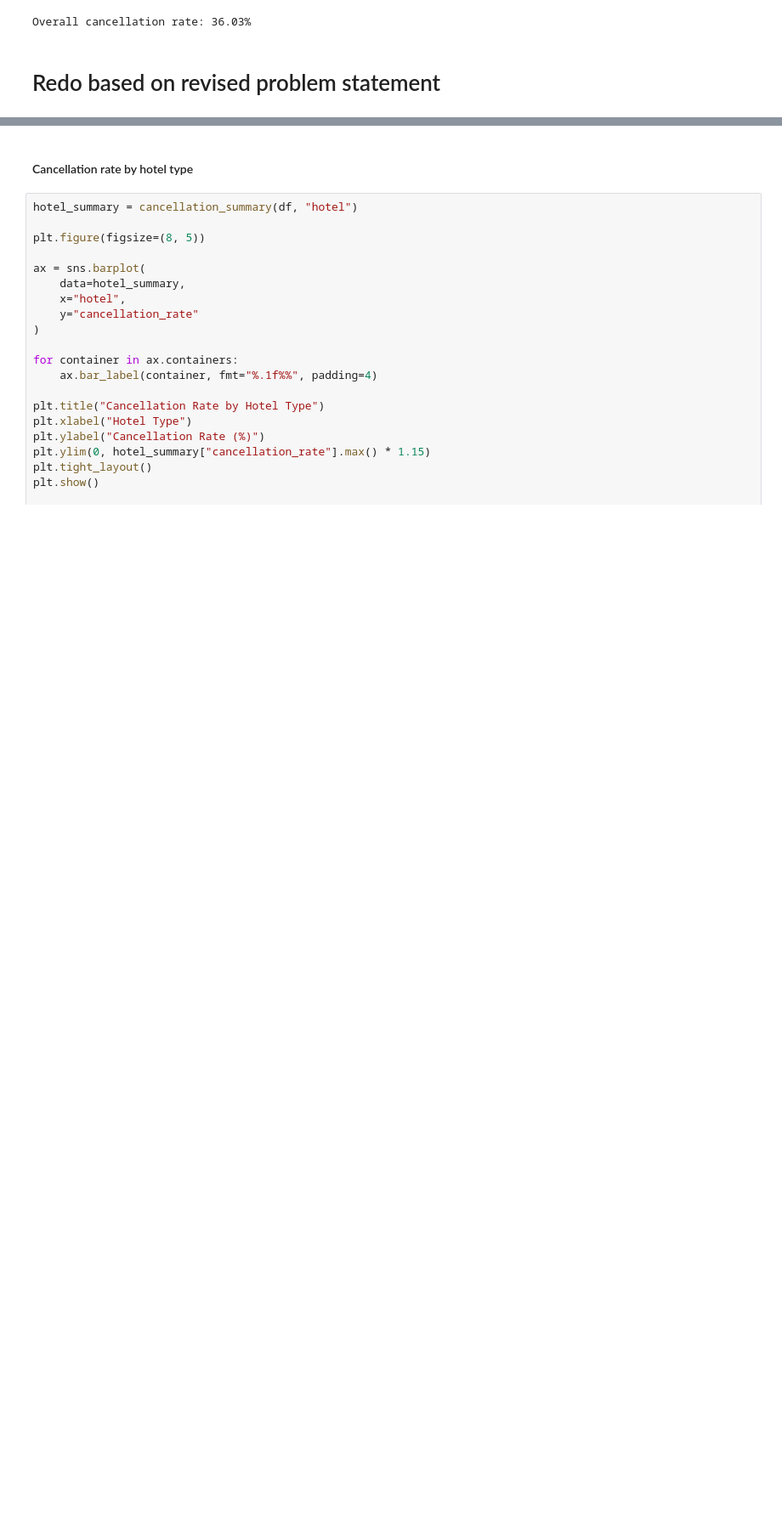
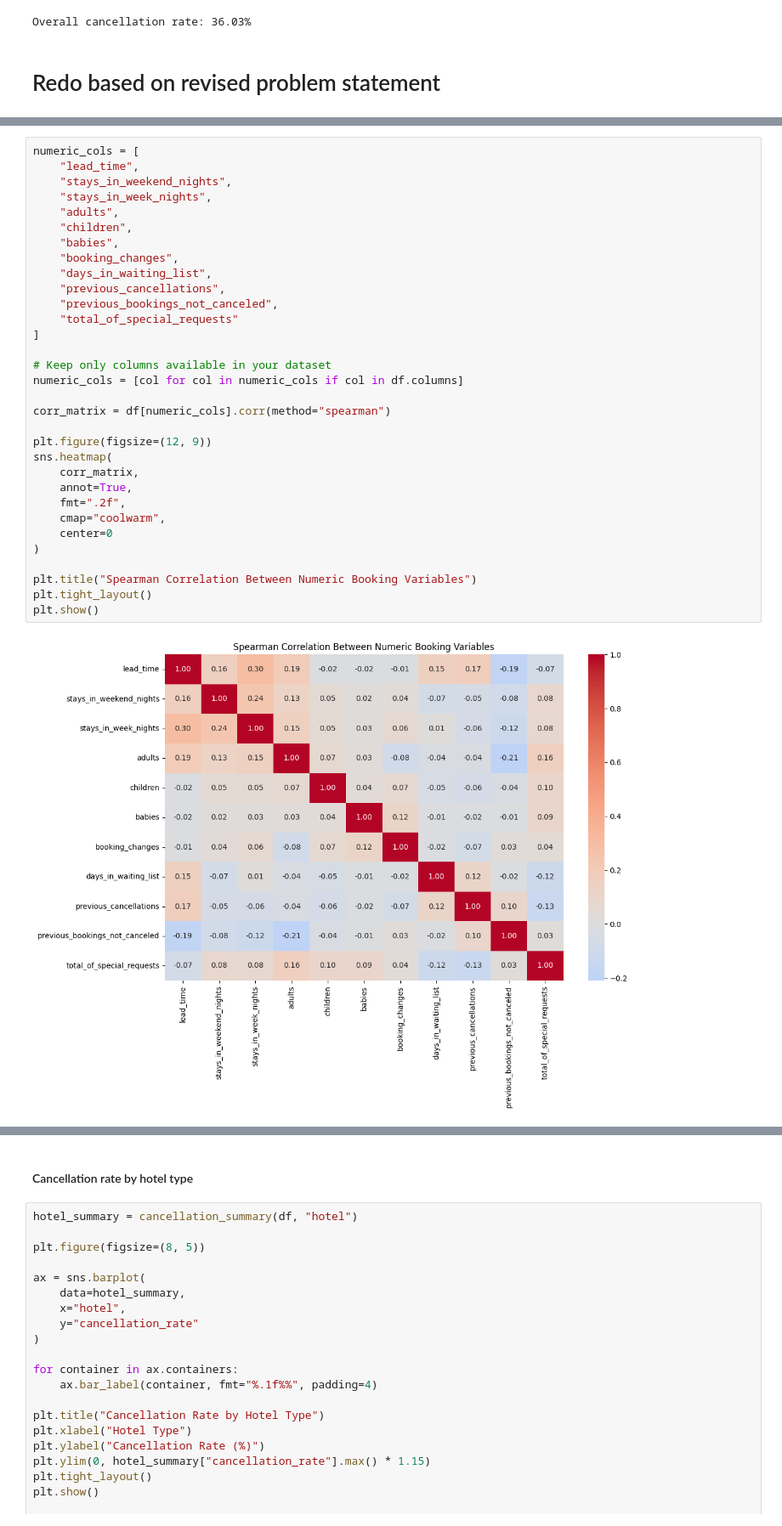
Before and after one commit to elsiejy/Capstone, a Jupyter notebook: Capstone_Hotel_Bookings.ipynb, the cells around one changed output, grey strips where cells are left out. Shown at 85% size. Saved outputs shown, nothing was run; the diff lists cells and outputs as text; blank space fills up the shorter version.

```diff
--- a/Capstone_Hotel_Bookings.ipynb
+++ b/Capstone_Hotel_Bookings.ipynb
@@ -852,3 +815,37 @@ def cancellation_summary(data, column):
     return summary.sort_values(
         "cancellation_rate", ascending=False
     )
+# %%
+numeric_cols = [
+    "lead_time",
+    "stays_in_weekend_nights",
+    "stays_in_week_nights",
+    "adults",
+    "children",
+    "babies",
+    "booking_changes",
+    "days_in_waiting_list",
+    "previous_cancellations",
+    "previous_bookings_not_canceled",
+    "total_of_special_requests"
+]
+
+# Keep only columns available in your dataset
+numeric_cols = [col for col in numeric_cols if col in df.columns]
+
+corr_matrix = df[numeric_cols].corr(method="spearman")
+
+plt.figure(figsize=(12, 9))
+sns.heatmap(
+    corr_matrix,
+    annot=True,
+    fmt=".2f",
+    cmap="coolwarm",
+    center=0
+)
+
+plt.title("Spearman Correlation Between Numeric Booking Variables")
+plt.tight_layout()
+plt.show()
+# %% [output]
+[figure, added]
```
Also changed, not shown: parts of 48 cells of this notebook.
